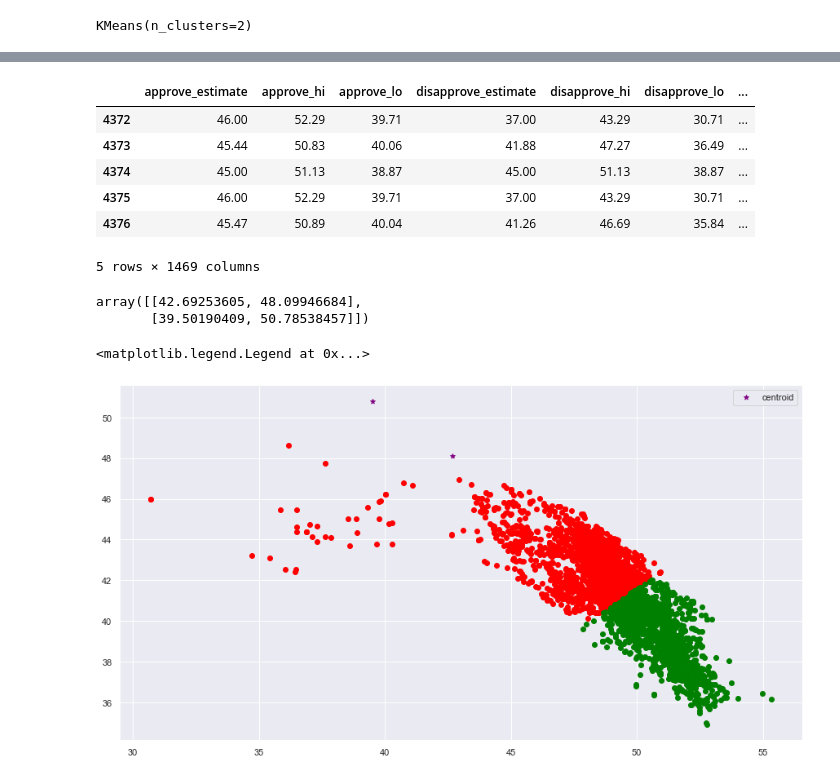
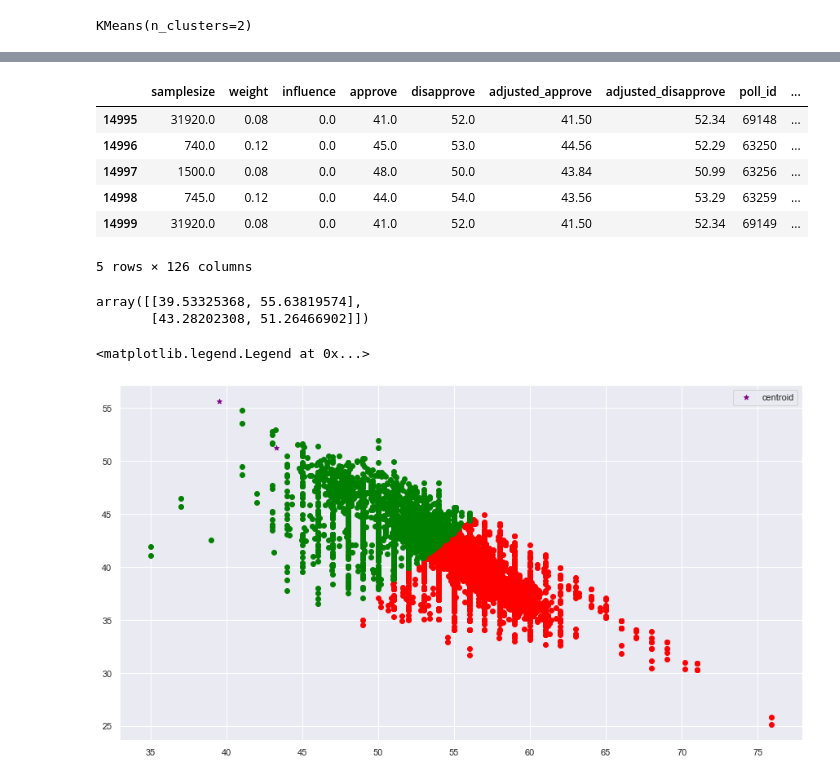
Before and after one commit to sujilkumarkm/machine_learning_ca3_solo_project_dkit_2022, a Jupyter notebook: machine_learning_ca3_2022.ipynb, the cells around one changed output, grey strips where cells are left out. Cells and saved outputs as stored; diff of their text form; code cells hidden in the pictures.

```diff
--- a/machine_learning_ca3_2022.ipynb
+++ b/machine_learning_ca3_2022.ipynb
@@ -6,6 +6,6 @@
 import pandas as pd
 import numpy as np
 import os
-df = pd.read_csv('E:\\Mchine_Learning\\temp_repo_for_ml_reflection\\approval_topline.csv')
+df = pd.read_csv('E:\\Mchine_Learning\\temp_repo_for_ml_reflection\\approval_polllist.csv')
 df.head()
 # %% [output]
@@ -97,7 +98,7 @@ df['president'].unique()
 # %% [output]
 array(['Donald Trump'], dtype=object)
 # %%
-df = df.drop(columns=['president','timestamp'])
+df = df.drop(columns=['president','timestamp','createddate','enddate','startdate','modeldate','url'])
 # df.drop(columns=['president'])
 # %%
 # renaming feature name
@@ -400,6 +427,6 @@ km
 # %% [output]
 KMeans(n_clusters=2)
 # %%
-y_predicted = km.fit_predict(df[['approve_estimate','disapprove_lo']])
+y_predicted = km.fit_predict(df[['adjusted_approve','disapprove']])
 y_predicted
 # %% [output]
@@ -408,28 +435,28 @@ array([1, 1, 1, ..., 0, 0, 0])
 df['cluster'] = y_predicted
 df.tail()
 # %% [output]
-|  | approve_estimate | approve_hi | approve_lo | disapprove_estimate | disapprove_hi | disapprove_lo | ... |
-| 4372 | 46.00 | 52.29 | 39.71 | 37.00 | 43.29 | 30.71 | ... |
-| 4373 | 45.44 | 50.83 | 40.06 | 41.88 | 47.27 | 36.49 | ... |
-| 4374 | 45.00 | 51.13 | 38.87 | 45.00 | 51.13 | 38.87 | ... |
-| 4375 | 46.00 | 52.29 | 39.71 | 37.00 | 43.29 | 30.71 | ... |
-| 4376 | 45.47 | 50.89 | 40.04 | 41.26 | 46.69 | 35.84 | ... |
+|  | samplesize | weight | influence | approve | disapprove | adjusted_approve | adjusted_disapprove | poll_id | ... |
+| 14995 | 31920.0 | 0.08 | 0.0 | 41.0 | 52.0 | 41.50 | 52.34 | 69148 | ... |
+| 14996 | 740.0 | 0.12 | 0.0 | 45.0 | 53.0 | 44.56 | 52.29 | 63250 | ... |
+| 14997 | 1500.0 | 0.08 | 0.0 | 48.0 | 50.0 | 43.84 | 50.99 | 63256 | ... |
+| 14998 | 745.0 | 0.12 | 0.0 | 44.0 | 54.0 | 43.56 | 53.29 | 63259 | ... |
+| 14999 | 31920.0 | 0.08 | 0.0 | 41.0 | 52.0 | 41.50 | 52.34 | 69149 | ... |
-5 rows × 1469 columns
+5 rows × 126 columns
 # %%
 km.cluster_centers_
 # %% [output]
-array([[42.69253605, 48.09946684],
-       [39.50190409, 50.78538457]])
+array([[39.53325368, 55.63819574],
+       [43.28202308, 51.26466902]])
 # %%
 df1 = df[df.cluster==0]
 df2 = df[df.cluster==1]
-plt.scatter(df1.disapprove_lo,df1['approve_estimate'],color='red')
-plt.scatter(df2.disapprove_lo,df2['approve_estimate'],color='green')
+plt.scatter(df1.disapprove,df1['adjusted_approve'],color='red')
+plt.scatter(df2.disapprove,df2['adjusted_approve'],color='green')
 plt.scatter(km.cluster_centers_[:,0],km.cluster_centers_[:,1],color='purple',marker='*',label='centroid')
 plt.legend()
 # %% [output]
 <matplotlib.legend.Legend at 0x...>
-[figure, old version]
+[figure, new version]
 # %%
 sse = []
 k_rng = range(1,10)
```
Also changed, not shown: parts of 40 cells of this notebook.
